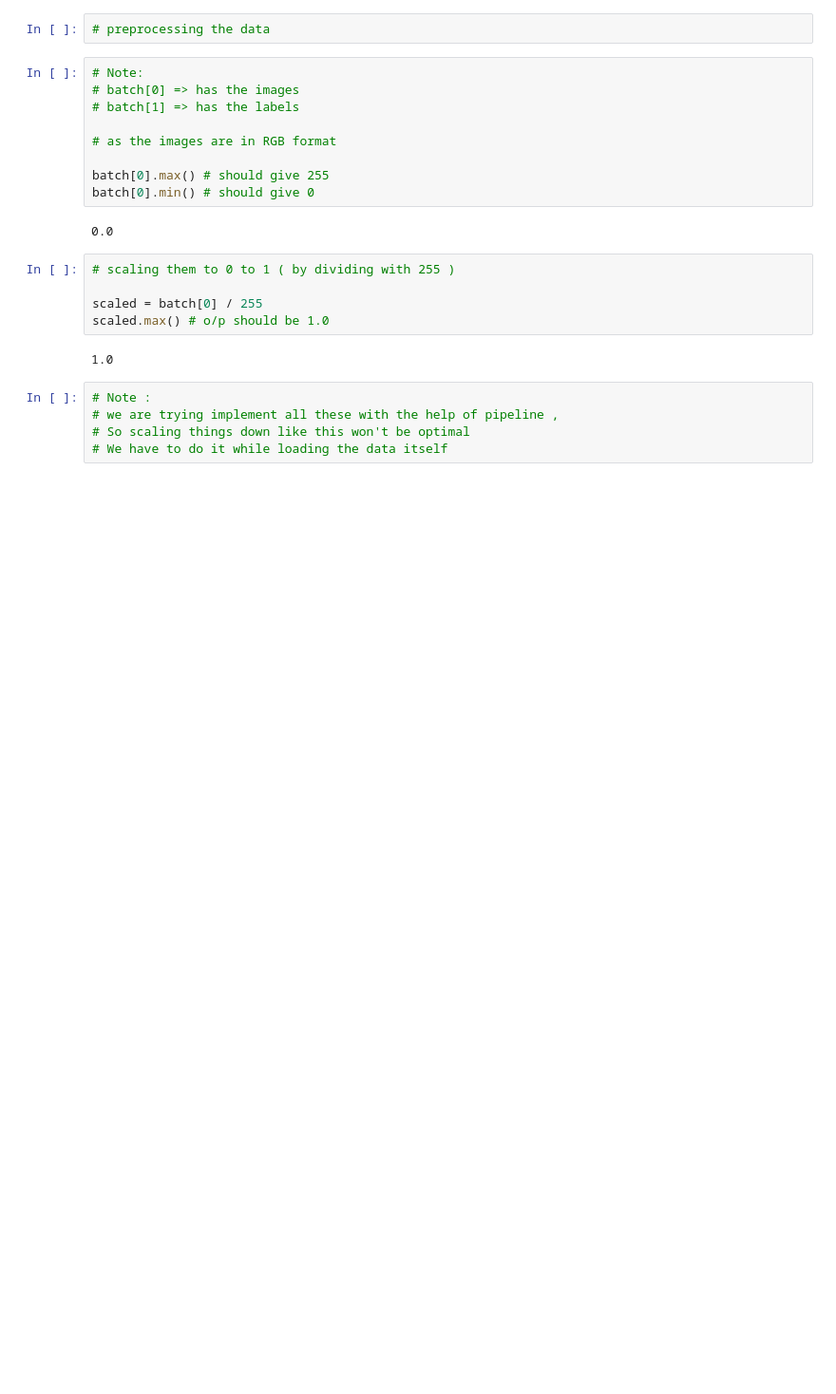
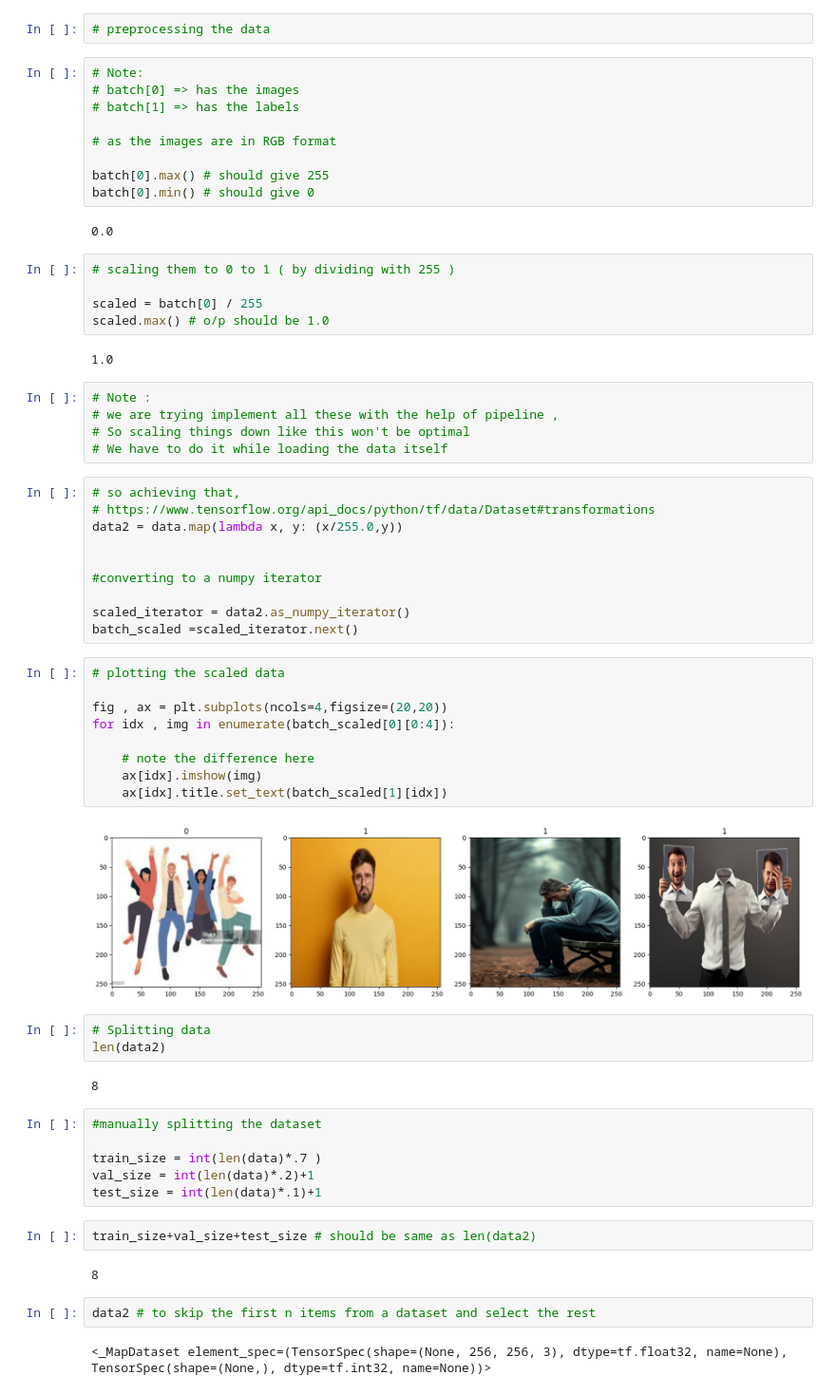
Before and after one commit to antonrejoe/image-classifier-using-cnn, a Jupyter notebook: main.ipynb, the cells around one changed output. Shown at 95% size. Saved outputs shown, nothing was run; the diff lists cells and outputs as text; blank space fills up the shorter version.

```diff
--- a/main.ipynb
+++ b/main.ipynb
@@ -144,3 +154,43 @@ scaled.max() # o/p should be 1.0
 # we are trying implement all these with the help of pipeline ,
 # So scaling things down like this won't be optimal
 # We have to do it while loading the data itself
+# %%
+# so achieving that,
+# https://www.tensorflow.org/api_docs/python/tf/data/Dataset#transformations
+data2 = data.map(lambda x, y: (x/255.0,y))
+
+
+#converting to a numpy iterator
+
+scaled_iterator = data2.as_numpy_iterator()
+batch_scaled =scaled_iterator.next()
+# %%
+# plotting the scaled data
+
+fig , ax = plt.subplots(ncols=4,figsize=(20,20))
+for idx , img in enumerate(batch_scaled[0][0:4]):
+
+    # note the difference here
+    ax[idx].imshow(img)
+    ax[idx].title.set_text(batch_scaled[1][idx])
+# %% [output]
+[figure, added]
+# %%
+# Splitting data
+len(data2)
+# %% [output]
+8
+# %%
+#manually splitting the dataset
+
+train_size = int(len(data)*.7 )
+val_size = int(len(data)*.2)+1
+test_size = int(len(data)*.1)+1
+# %%
+train_size+val_size+test_size # should be same as len(data2)
+# %% [output]
+8
+# %%
+data2 # to skip the first n items from a dataset and select the rest
+# %% [output]
+<_MapDataset element_spec=(TensorSpec(shape=(None, 256, 256, 3), dtype=tf.float32, name=None), TensorSpec(shape=(None,), dtype=tf.int32, name=None))>
```
Also changed, not shown: parts of 24 cells of this notebook, 11 other files.
